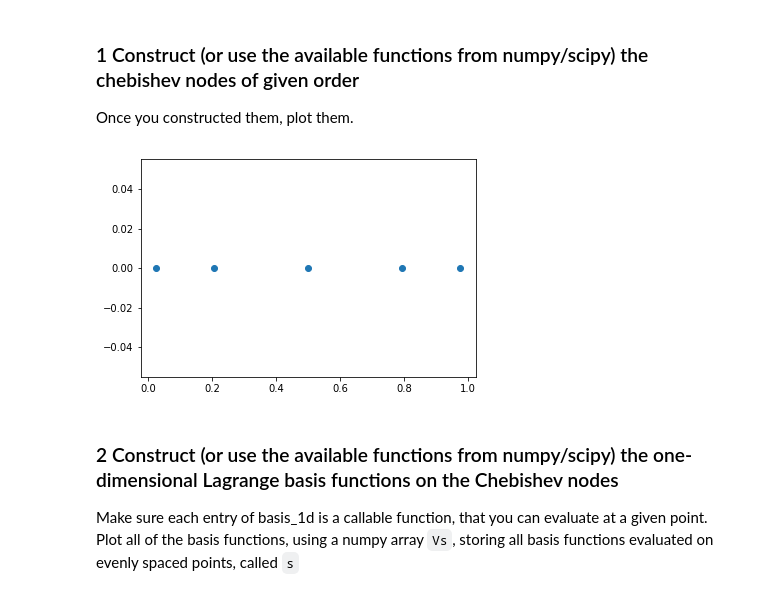
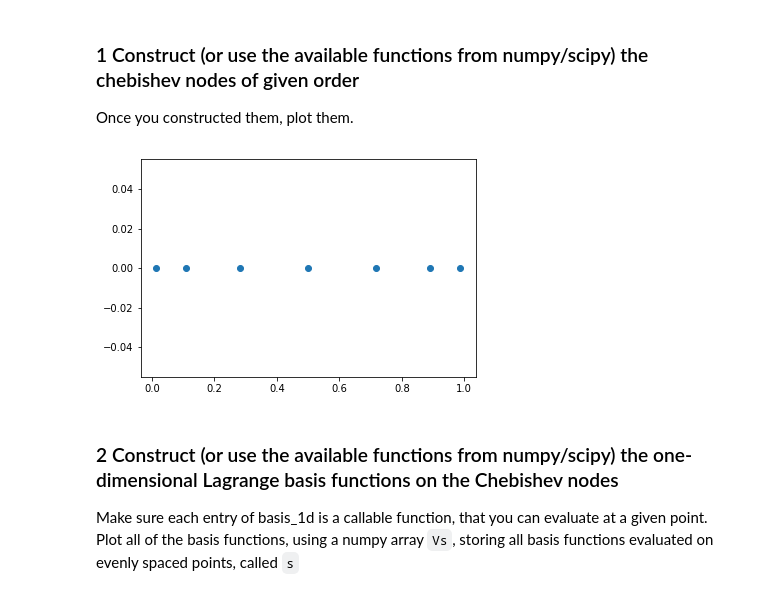
Before and after one commit to ffranchina/P1.4_seed, a Jupyter notebook: FinalProject.ipynb, the cells around one changed output. Saved outputs shown, nothing was run; the diff lists cells and outputs as text; code cells hidden in the pictures.

Commit message:
Fixes and nicer plots

```diff
--- a/FinalProject.ipynb
+++ b/FinalProject.ipynb
@@ -38,16 +38,16 @@ import numpy as np
 
 Once you constructed them, plot them.
 # %%
-order = 5 # You should be able to change this, and everything else should work accordingly
+order = 7 # You should be able to change this, and everything else should work accordingly
 int_a, int_b = (0, 1) # Interval definition
 
 # Call C the chebishev nodes
 C = np.array([np.cos((2. * i - 1) / (2. * order) * np.pi) for i in range(1, order + 1)])
 C = C * (int_b - int_a) * .5 + (int_a + int_b) * .5 # Scales the nodes to fit the proper inteval
 
 _ = plt.plot(C, np.zeros_like(C), 'o')
 # %% [output]
-[figure, old version]
+[figure, new version]
 # %% [markdown]
 ### 2 Construct (or use the available functions from numpy/scipy) the one-dimensional Lagrange basis functions on the Chebishev nodes
 Make sure each entry of basis_1d is a callable function, that you can evaluate at a given point. Plot all of the basis functions, using a numpy array `Vs`, storing all basis functions evaluated on evenly spaced points, called `s`
```
Also changed, not shown: parts of 8 cells of this notebook.
